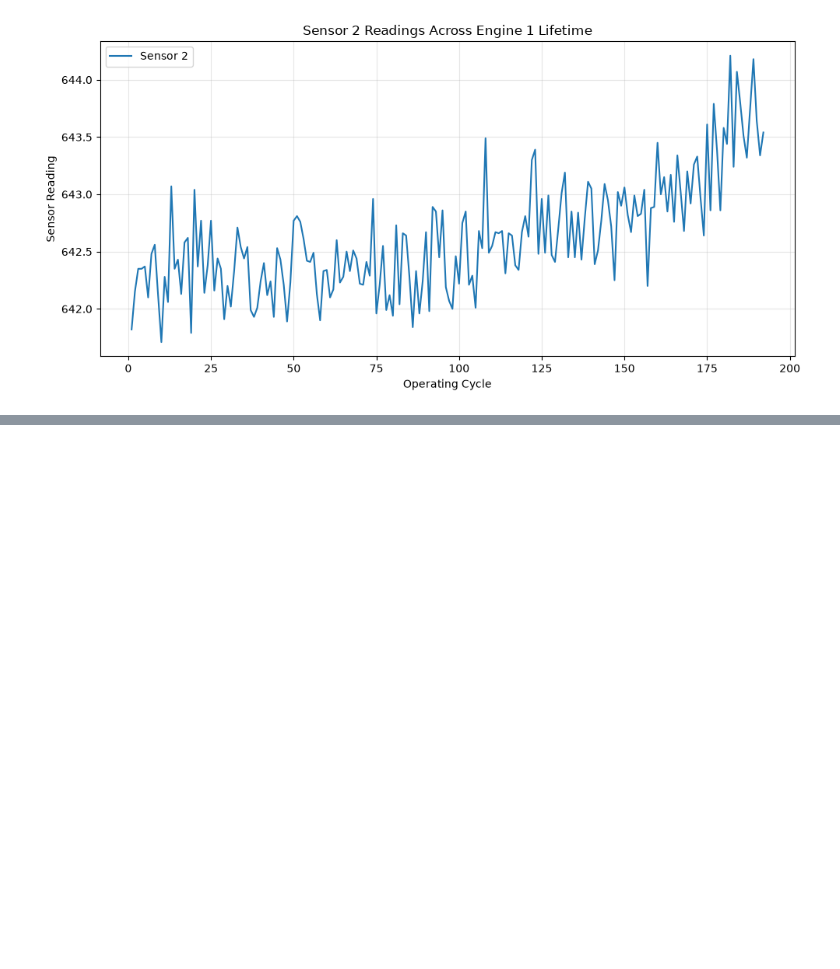
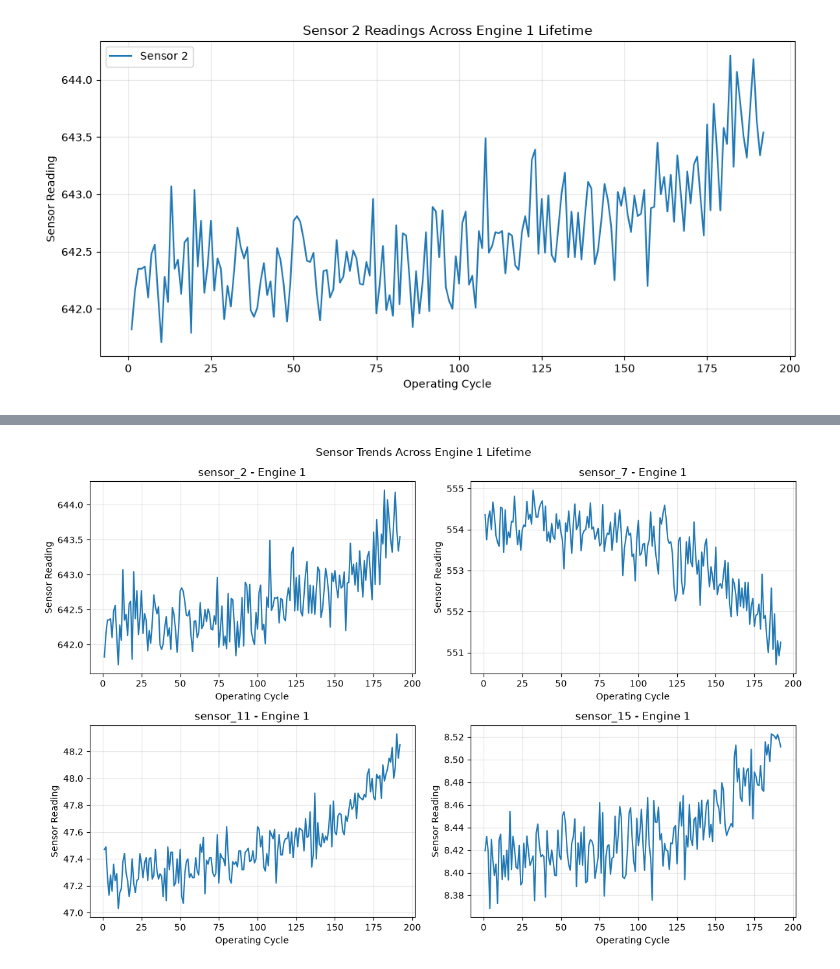
Before and after one commit to CodeByHer0407/engine-rul-prediction, a Jupyter notebook: notebooks/01_exploratory_data_analysis.ipynb, the cells around one changed output, grey strips where cells are left out. Saved outputs shown, nothing was run; the diff lists cells and outputs as text; code cells hidden in the pictures; blank space fills up the shorter version.

```diff
--- a/notebooks/01_exploratory_data_analysis.ipynb
+++ b/notebooks/01_exploratory_data_analysis.ipynb
@@ -91,0 +217,34 @@ plt.show()
+# %%
+# Select Engine 1
+engine_data = df[df["engine_id"] == 1]
+
+# Select sensors to investigate
+selected_sensors = [
+    "sensor_2",
+    "sensor_7",
+    "sensor_11",
+    "sensor_15"
+]
+
+# Create a 2x2 grid of plots
+fig, axes = plt.subplots(2, 2, figsize=(12, 8))
+
+# Plot each sensor
+for ax, sensor in zip(axes.flatten(), selected_sensors):
+
+    ax.plot(
+        engine_data["cycle"],
+        engine_data[sensor]
+    )
+
+    ax.set_title(f"{sensor} - Engine 1")
+    ax.set_xlabel("Operating Cycle")
+    ax.set_ylabel("Sensor Reading")
+    ax.grid(alpha=0.3)
+
+plt.suptitle("Sensor Trends Across Engine 1 Lifetime")
+
+plt.tight_layout()
+plt.show()
+# %% [output]
+[figure, added]
```
Also changed, not shown: parts of 56 cells of this notebook, 7 other files.
